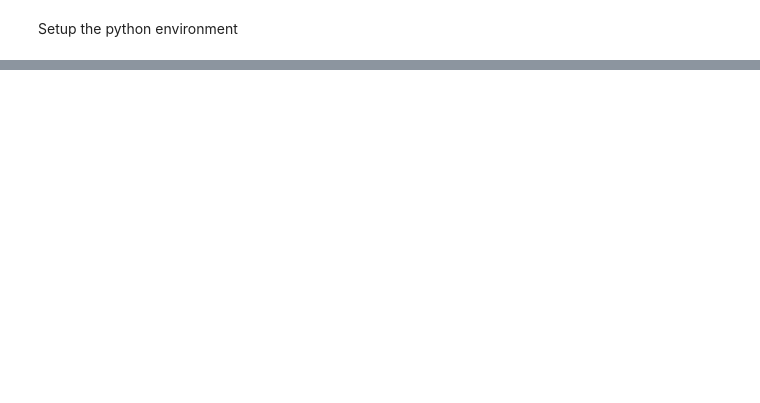
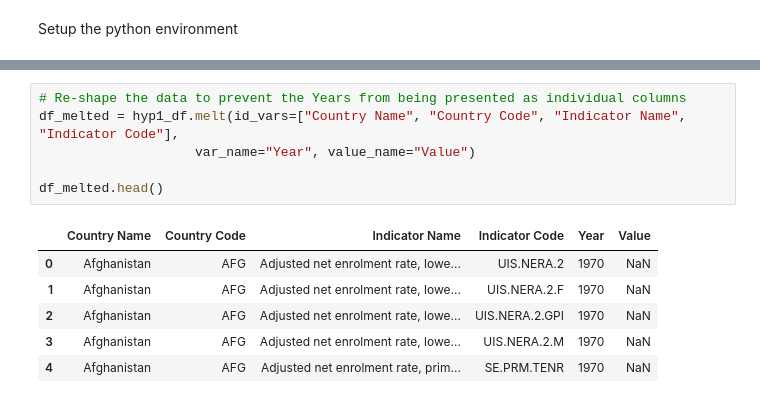
Before and after one commit to CiaranOtter/temp_proj_2, a Jupyter notebook: project2.ipynb, the cells around one changed output, grey strips where cells are left out. Cells and saved outputs as stored; diff of their text form; blank space fills up the shorter version.

```diff
--- a/project2.ipynb
+++ b/project2.ipynb
@@ -242,0 +125,13 @@ We reject the null hypothesis. There is a significant difference in enrollment r
+# %%
+# Re-shape the data to prevent the Years from being presented as individual columns
+df_melted = hyp1_df.melt(id_vars=["Country Name", "Country Code", "Indicator Name", "Indicator Code"],
+                    var_name="Year", value_name="Value")
+
+df_melted.head()
+# %% [output]
+|  | Country Name | Country Code | Indicator Name | Indicator Code | Year | Value |
+| 0 | Afghanistan | AFG | Adjusted net enrolment rate, lowe... | UIS.NERA.2 | 1970 | NaN |
+| 1 | Afghanistan | AFG | Adjusted net enrolment rate, lowe... | UIS.NERA.2.F | 1970 | NaN |
+| 2 | Afghanistan | AFG | Adjusted net enrolment rate, lowe... | UIS.NERA.2.GPI | 1970 | NaN |
+| 3 | Afghanistan | AFG | Adjusted net enrolment rate, lowe... | UIS.NERA.2.M | 1970 | NaN |
+| 4 | Afghanistan | AFG | Adjusted net enrolment rate, prim... | SE.PRM.TENR | 1970 | NaN |
```
Also changed, not shown: parts of 40 cells of this notebook.
